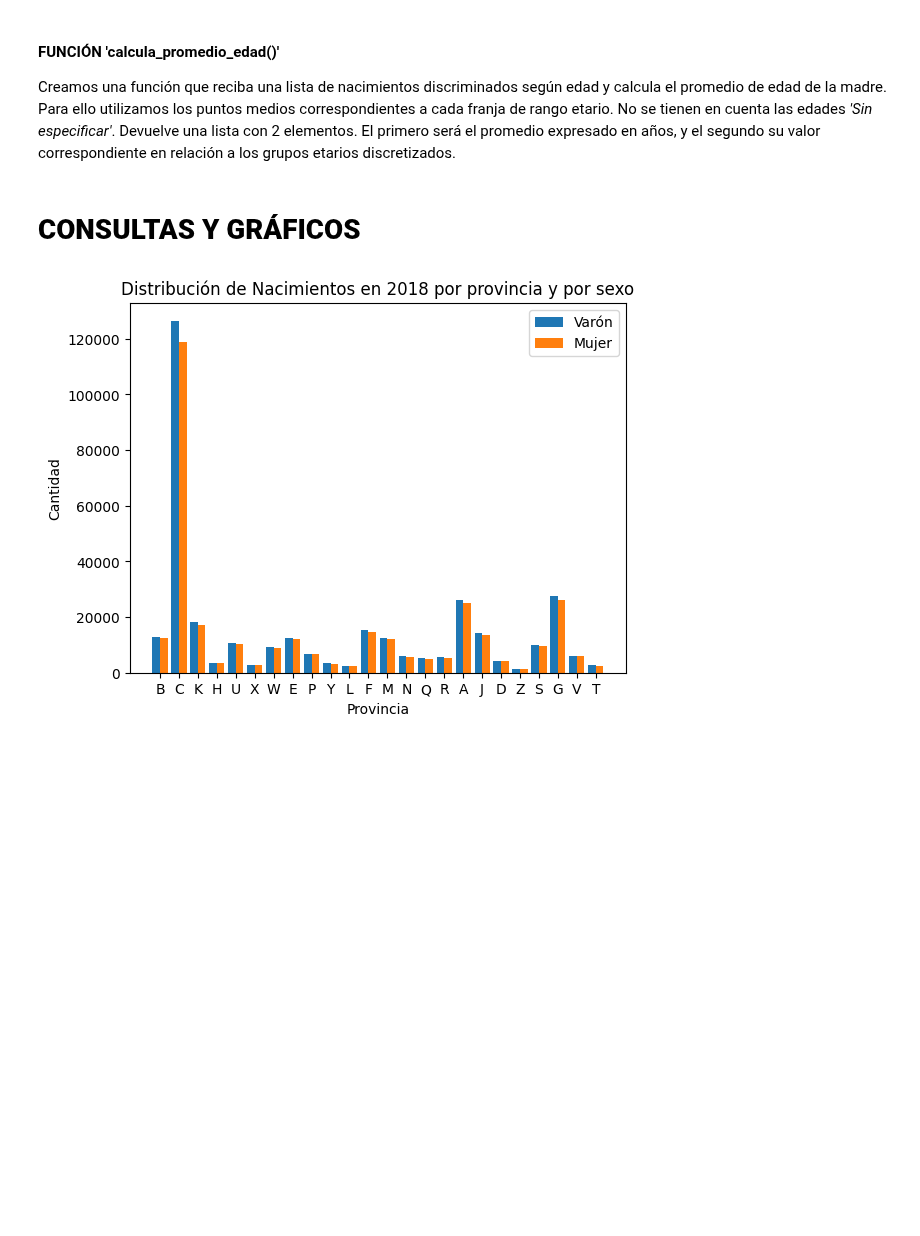
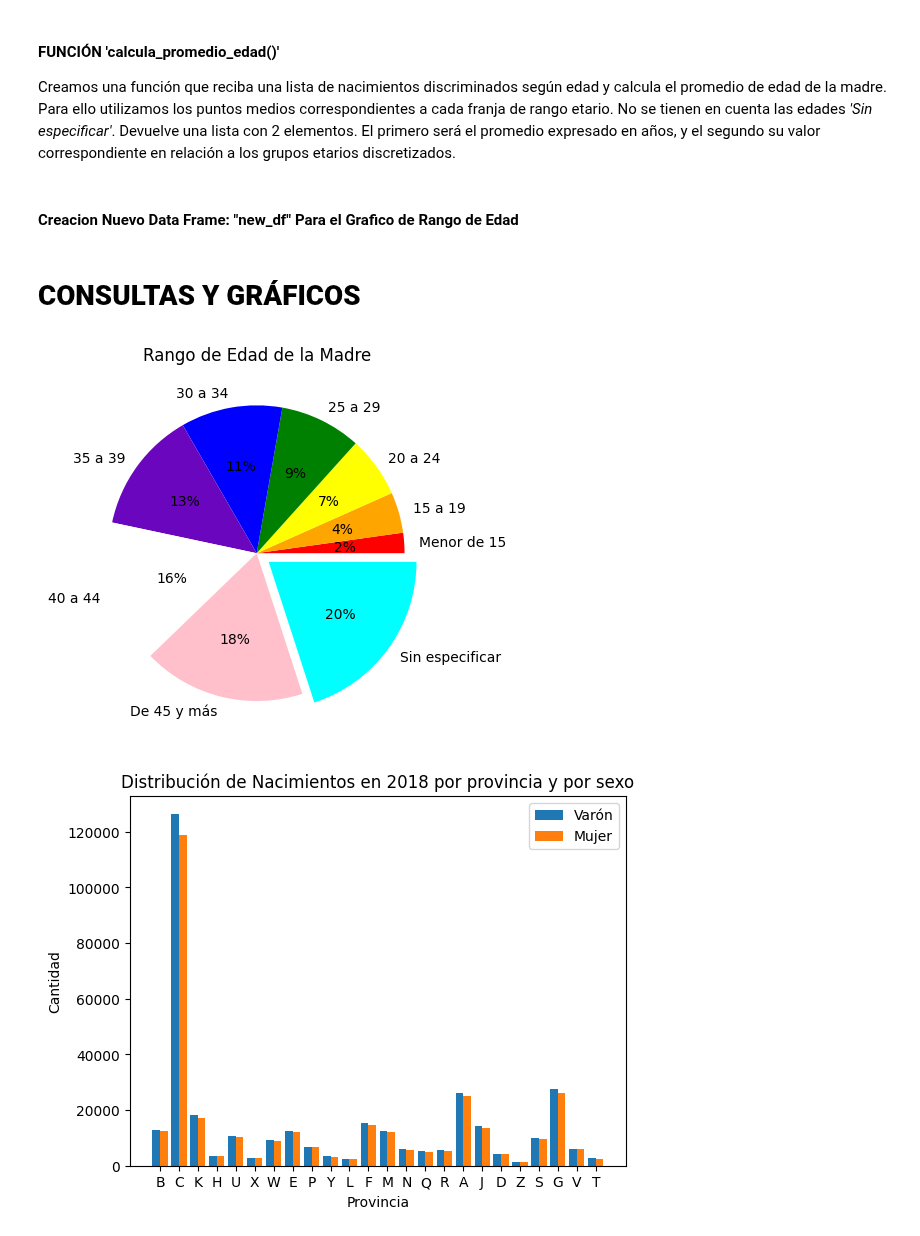
Before and after one commit to gagabriela2787/Grupo7ISPC, a Jupyter notebook: G7Nacidos.ipynb, the cells around one changed output. Saved outputs shown, nothing was run; the diff lists cells and outputs as text; code cells hidden in the pictures; blank space fills up the shorter version.

Commit message:
:sparkles: nuevo

```diff
--- a/G7Nacidos.ipynb
+++ b/G7Nacidos.ipynb
@@ -227,8 +349,37 @@ def calcula_promedio_edad(lista_nxe):
         promedio = sumatoria/total_nacimientos
         promedios.append(promedio.round(2))
     return promedios
+# %% [markdown]
+#### Creacion Nuevo Data Frame: "new_df" Para el Grafico de Rango de Edad
+# %%
+#Creo un Nuevo Data con Las Columnas de Mi Interez y Las Renombro
+new_df = df.iloc[:,[1,5,6,7,10,11]]
+new_df = new_df.rename(columns={'jurisdiccion_de_residencia_nombre': 'Provincia',
+                                'sexo_nombre': 'Genero',
+                               'edad_de_la_madre_grupos_id':'id_edad',
+                            'edad_de_la_madre_grupos_nombre': 'Rango_edad_madre',
+                                 'instruccion_de_la_madre_id':'id_Educacion',
+                                 'instruccion_de_la_madre_nombre': 'Educacion'})
+# %%
+# Ordeno columna por ID de Edad
+new_df = new_df.sort_values(by="id_edad", ascending=True)
 # %% [markdown]
 # **CONSULTAS Y GRÁFICOS**
+# %%
+# Creacion Grafico Rango de Edad con Dataframe "new_df"
+# Acomode Grupos por edad en var_x con su Etiqueta
+var_x = new_df["id_edad"].unique()
+etiquetas = new_df["Rango_edad_madre"].unique()
+colores = ["red","orange","yellow","green","blue","#6a06bd","white","pink","cyan"]
+explode = [0, 0, 0, 0, 0, 0, 0, 0, 0.1]
+
+fig, ax = plt.subplots()
+ax.pie(var_x, labels = etiquetas, autopct='%.0f%%', explode = explode, colors=colores)
+ax.set_title('Rango de Edad de la Madre')
+plt.savefig("./Graficos_generados/rango_edad.png", dpi=600)
+plt.show()
+# %% [output]
+[figure, added]
 # %%
 # GRAFICAR DISTRIBUCION DE NACIMIENTOS EN 2018 POR PROVINCIA DISCRIMINADO POR SEXO.
 co = np.arange(len(df_Letra))
```
Also changed, not shown: parts of 16 cells of this notebook, 7 other files.
